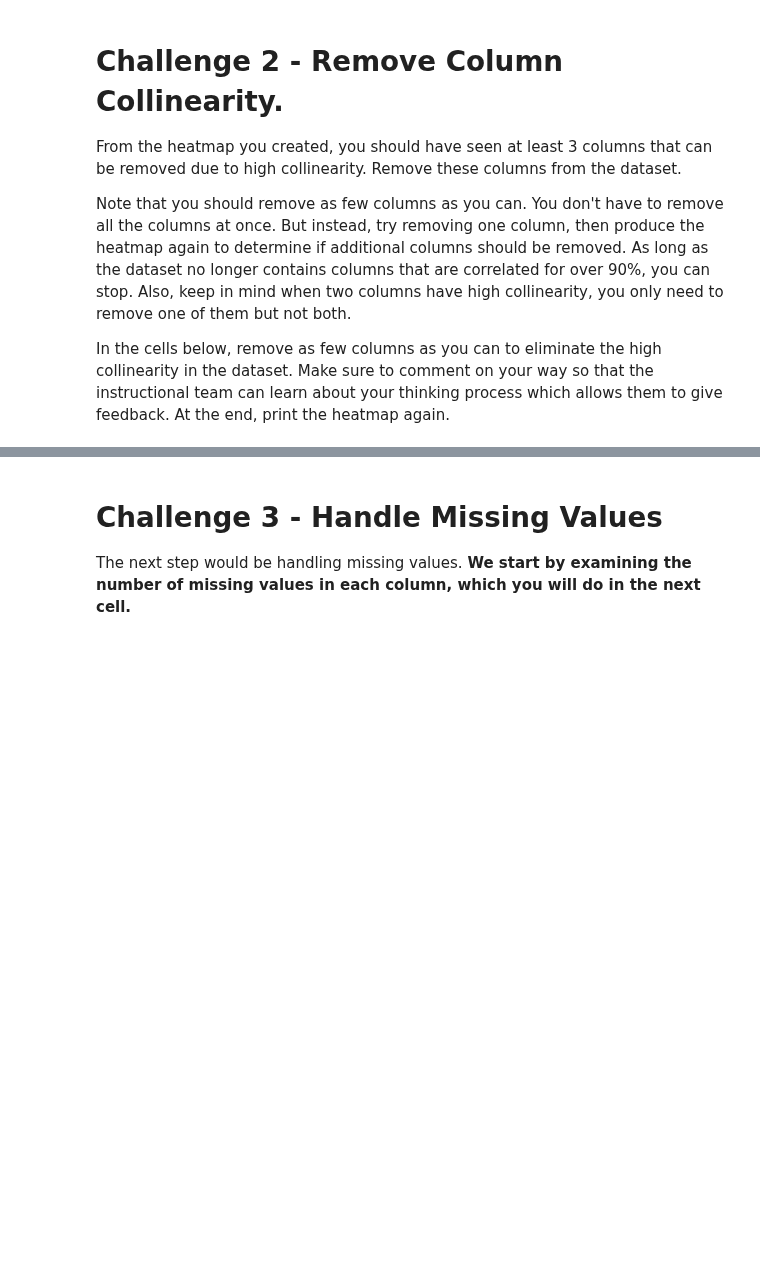
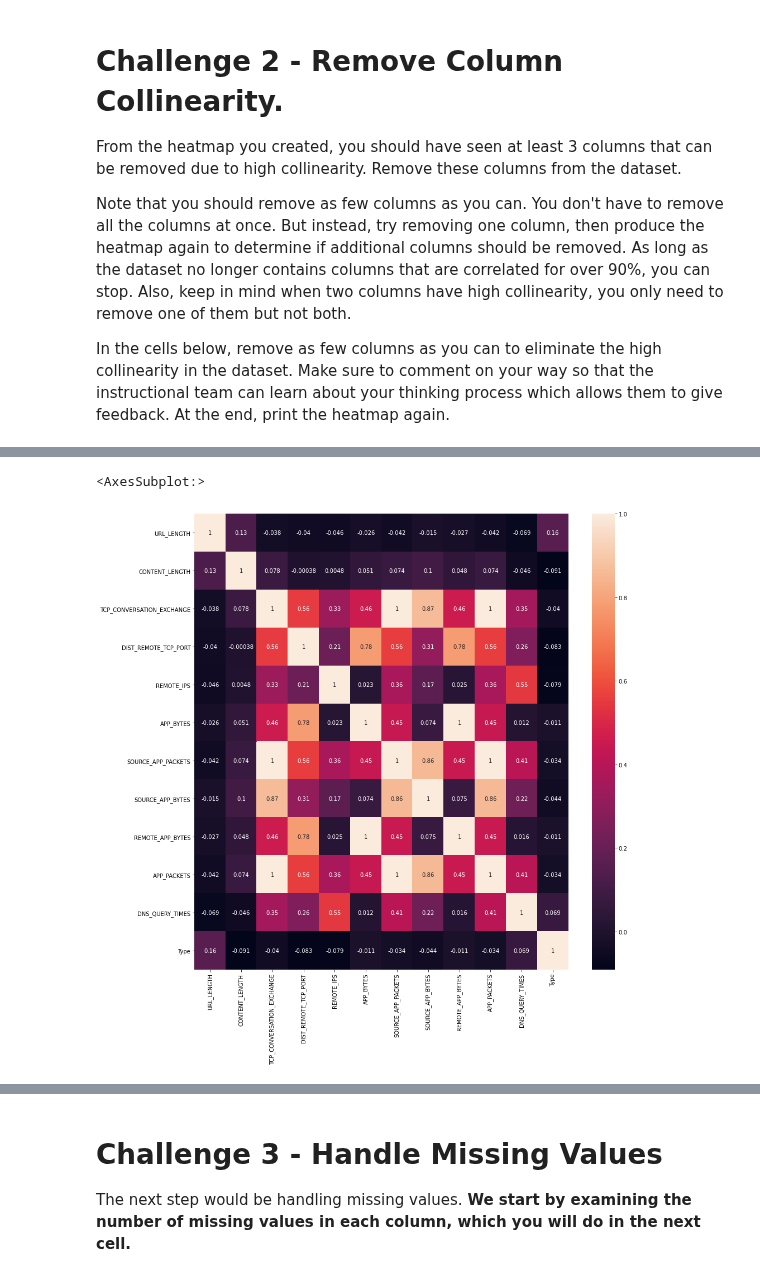
Before and after one commit to ta-data-remote/lab-supervised-learning, a Jupyter notebook: your-code/main.ipynb, the cells around one changed output, grey strips where cells are left out. Cells and saved outputs as stored; diff of their text form; code cells hidden in the pictures; blank space fills up the shorter version.

```diff
--- a/your-code/main.ipynb
+++ b/your-code/main.ipynb
@@ -70,0 +144,14 @@ In the cells below, remove as few columns as you can to eliminate the high colli
+# %%
+# I think we can remove also 'NUMBER_SPECIAL_CHARACTERS' because it has high colinearity with URLlenght
+websites = websites.drop(columns='NUMBER_SPECIAL_CHARACTERS')
+# Print heatmap again
+
+import seaborn as sns
+import matplotlib.pyplot as plt
+
+f = plt.subplots(figsize=(15,15))
+
+sns.heatmap(websites.corr(),annot=True)
+# %% [output]
+<AxesSubplot:>
+[figure, added]
```
Also changed, not shown: parts of 107 cells of this notebook.
